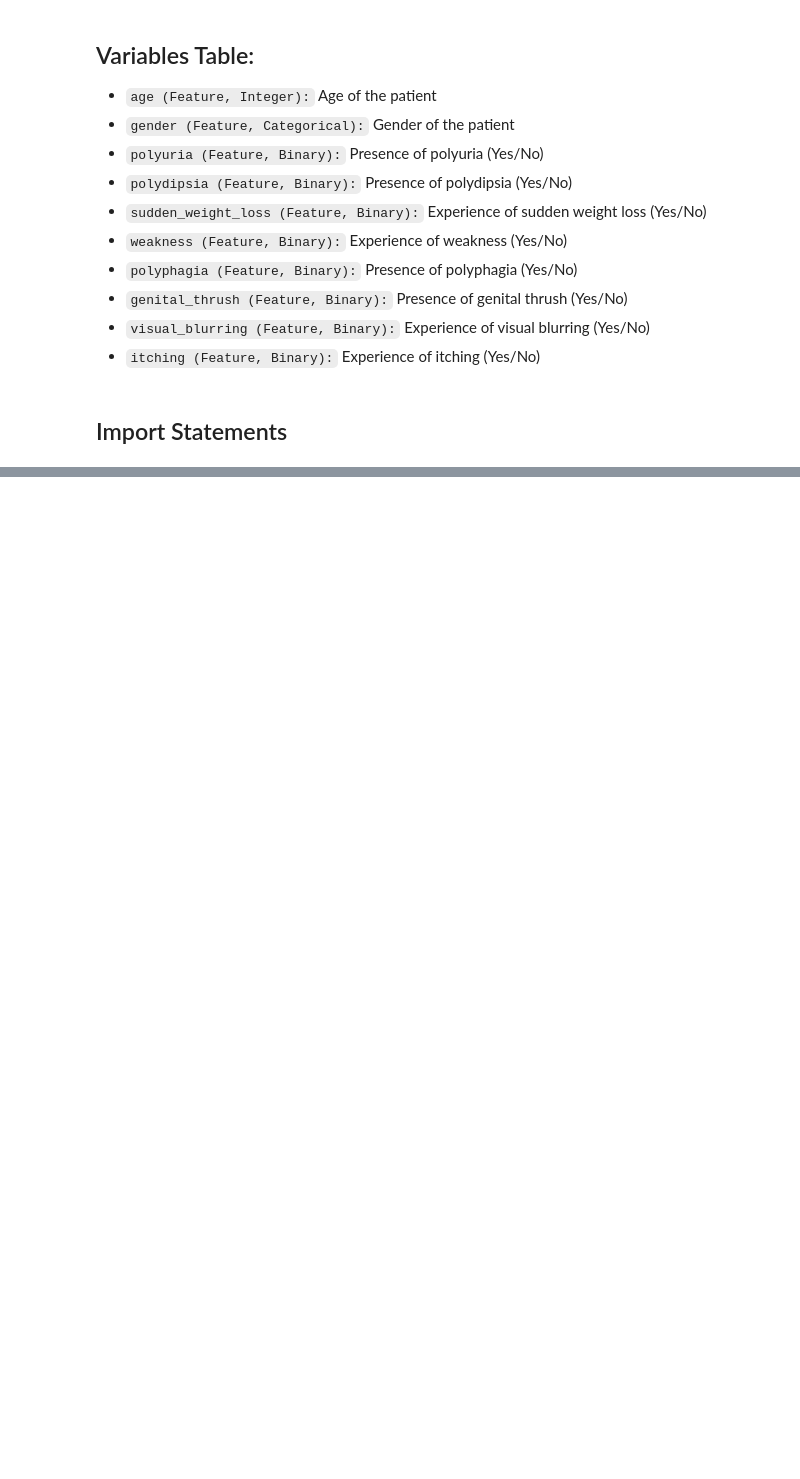
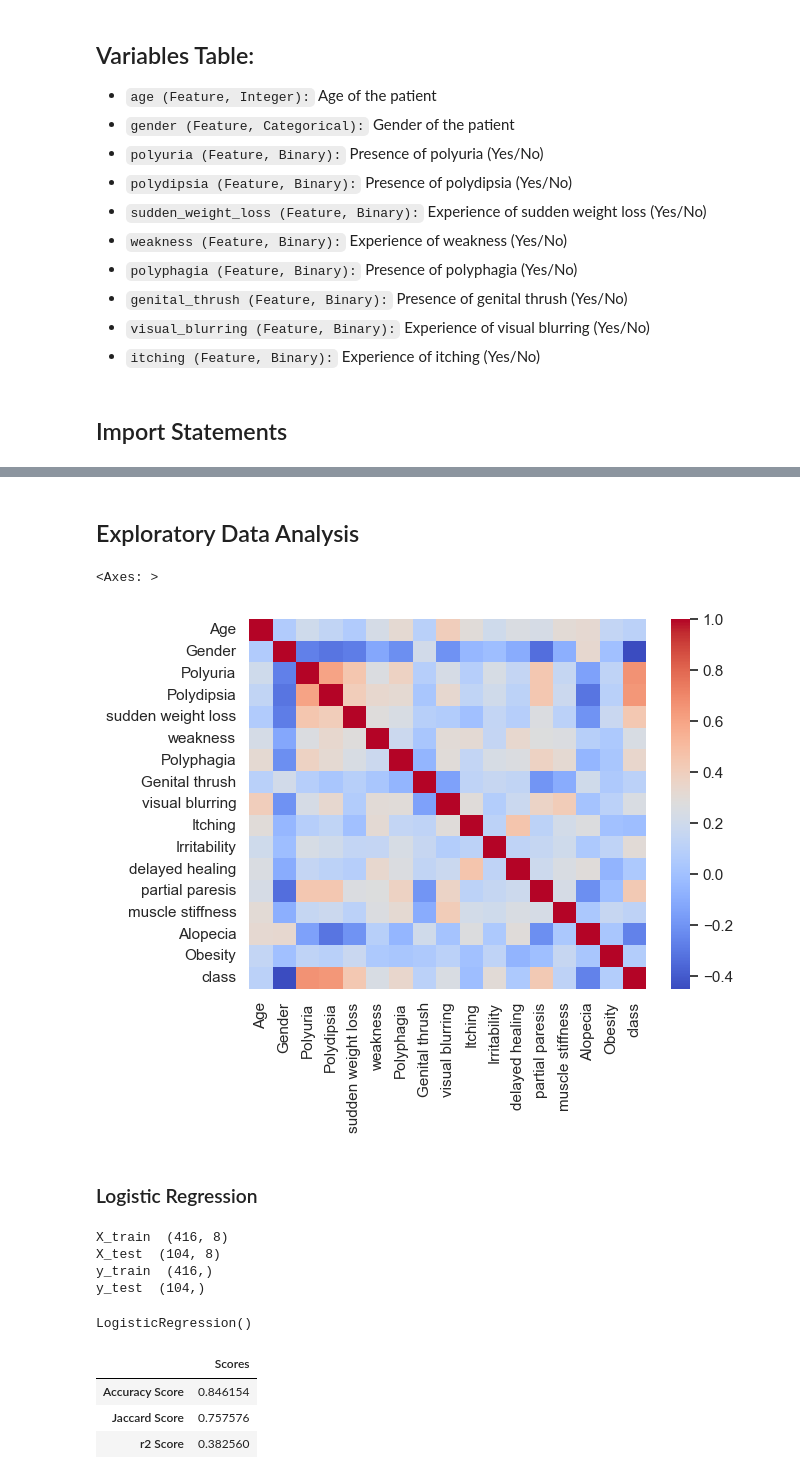
Before and after one commit to ahmedyar7/Machine-Learning-Projects, a Jupyter notebook: Early Stage Diabetes Risk Prediction/main.ipynb, the cells around one changed output, grey strips where cells are left out. Cells and saved outputs as stored; diff of their text form; code cells hidden in the pictures; blank space fills up the shorter version.

```diff
--- a/Early Stage Diabetes Risk Prediction/main.ipynb
+++ b/Early Stage Diabetes Risk Prediction/main.ipynb
@@ -92,0 +95,3 @@ SyntaxError: incomplete input (313360176.py, line 2)
+# %%
+df = pd.read_csv("diabetes_data_upload.csv")
+df.head()
@@ -92,0 +148,7 @@ SyntaxError: incomplete input (313360176.py, line 2)
+# %%
+le = LabelEncoder()
+
+for col in df.select_dtypes(include="object").columns:
+    df[col] = le.fit_transform(df[col])
+
+df.head()
@@ -92,0 +162,8 @@ SyntaxError: incomplete input (313360176.py, line 2)
+# %% [markdown]
+## Exploratory Data Analysis
+# %%
+# Heatmap
+sns.heatmap(data=df.corr(), cmap="coolwarm")
+# %% [output]
+<Axes: >
+[figure, added]
@@ -92,0 +179,2 @@ SyntaxError: incomplete input (313360176.py, line 2)
+# %% [markdown]
+### Logistic Regression
@@ -92,0 +184,38 @@ SyntaxError: incomplete input (313360176.py, line 2)
+# %%
+X_train, X_test, y_train, y_test = train_test_split(
+    X, y, test_size=0.2, random_state=101
+)
+
+print("X_train ", X_train.shape)
+print("X_test ", X_test.shape)
+print("y_train ", y_train.shape)
+print("y_test ", y_test.shape)
+# %% [output]
+X_train  (416, 8)
+X_test  (104, 8)
+y_train  (416,)
+y_test  (104,)
+# %%
+log = LogisticRegression()
+log.fit(X_train, y_train)
+# %% [output]
+LogisticRegression()
+# %%
+y_predict = log.predict(X_test)
+
+log_accuracy_score = accuracy_score(y_predict, y_test)
+log_jaccard_score = jaccard_score(y_predict, y_test)
+log_r2_score = r2_score(y_predict, y_test)
+
+index = ["Accuracy Score", "Jaccard Score", "r2 Score"]
+
+report = {"Scores": [log_accuracy_score, log_jaccard_score, log_r2_score]}
+
+Report = pd.DataFrame(report, index=index)
+
+Report
+# %% [output]
+|  | Scores |
+| Accuracy Score | 0.846154 |
+| Jaccard Score | 0.757576 |
+| r2 Score | 0.382560 |
```
Also changed, not shown: parts of 24 cells of this notebook.
